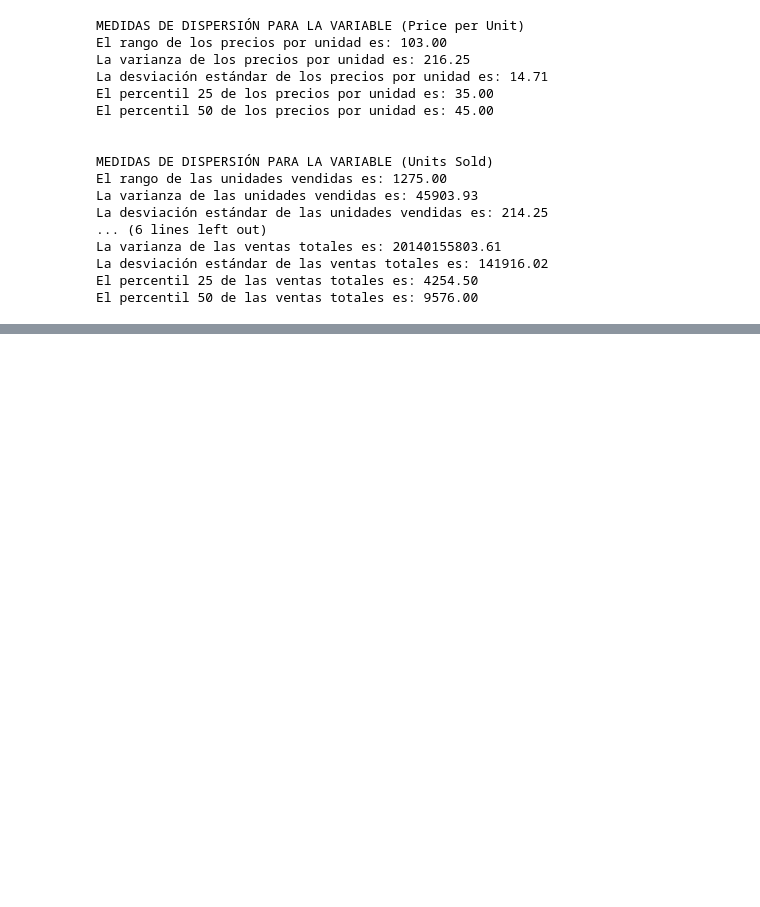
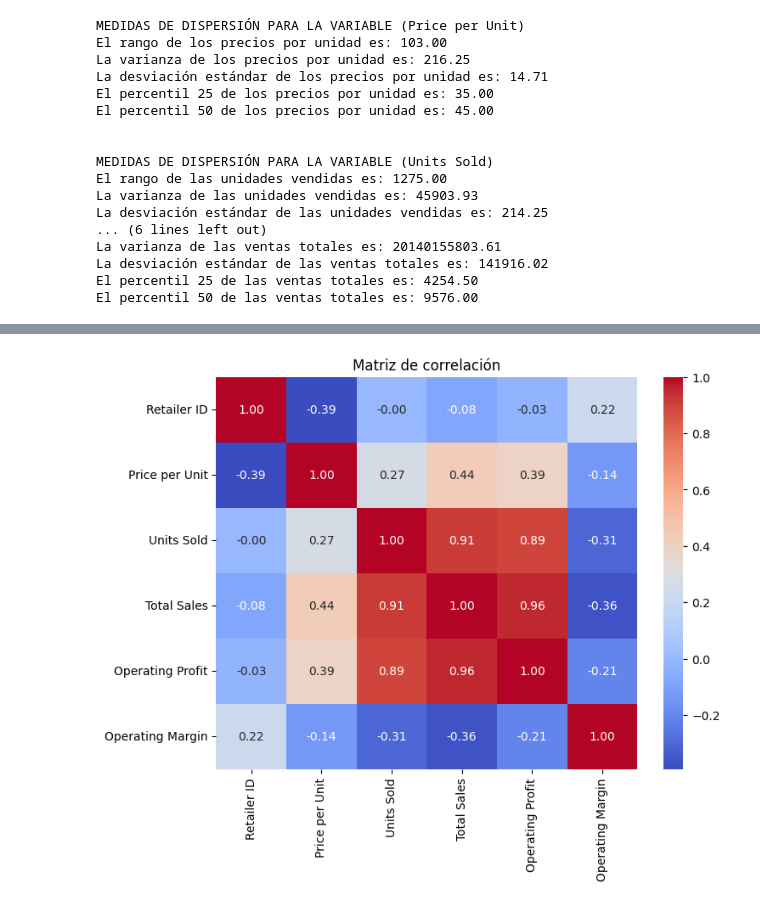
Before and after one commit to Dilmer-Rojas/Ventas_Adidas, a Jupyter notebook: notebooks/xeda.ipynb, the cells around one changed output, grey strips where cells are left out. Drawn from its saved outputs; the diff is of its cells as text; code cells hidden in the pictures; blank space fills up the shorter version.

```diff
--- a/notebooks/xeda.ipynb
+++ b/notebooks/xeda.ipynb
@@ -825,0 +842,10 @@ El percentil 50 de las ventas totales es: 9576.00
+# %%
+# Visualización
+plt.figure(figsize=(8, 6))
+# Seleccionamos solo columnas numéricas
+df_numericas = df.select_dtypes(include=['number'])
+sns.heatmap(df_numericas.corr(), annot=True, cmap="coolwarm", fmt=".2f")
+plt.title("Matriz de correlación")
+plt.show()
+# %% [output]
+[figure, added]
```
Also changed, not shown: parts of 3 cells of this notebook.
